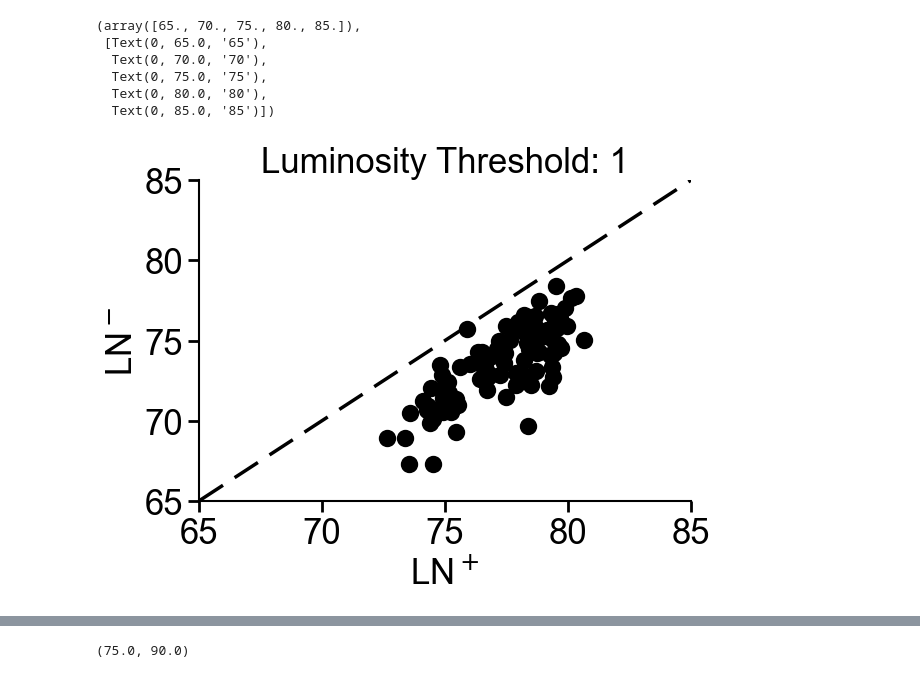
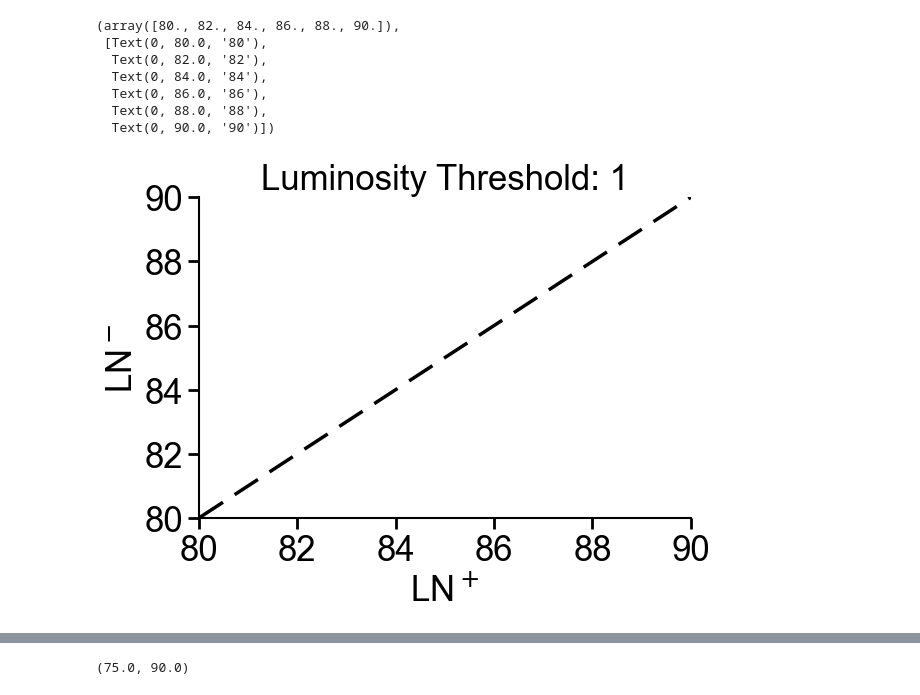
Before and after one commit to RoyHEyono/HomeostaticDANN, a Jupyter notebook: models/dense_mnist_task/notebooks/naisys_plots.ipynb, the cells around one changed output, grey strips where cells are left out. Cells and saved outputs as stored; diff of their text form; code cells hidden in the pictures.

```diff
--- a/models/dense_mnist_task/notebooks/naisys_plots.ipynb
+++ b/models/dense_mnist_task/notebooks/naisys_plots.ipynb
@@ -49,41 +49,42 @@ runs_dict["runs_homeostasis"] = fetch_runs(api, entity='project_danns', project_
 # %%
 fig, ax = plt.subplots()
 
 cmap = plt.get_cmap('viridis')
 
 
 top_n = len(runs_dict["runs_vanilla_dann"])
 
 for top in range(top_n):
 
     vanilla_dann_acc = runs_dict["runs_vanilla_dann"][top].summary['test_acc']
 
     for rn in runs_dict["runs_vanilla_dann_layernorm"]:
         if same_config(rn.config, runs_dict["runs_vanilla_dann"][top].config, keys=['lr', 'wd','inhib_lrs', 'momentum', 'inhib_momentum', 'homeostasis']):
             plt.scatter(rn.summary['test_acc'], vanilla_dann_acc, color="black")
 
 
 
 
 ax.set_xlabel(f"LN$^+$", fontsize=25)
 ax.set_ylabel("LN$^-$", fontsize=25)
 ax.set_title(f"Luminosity Threshold: {bright_factor}", fontsize=25)
 list_line = range(100)
-ax.set_xlim(65, 85)
-ax.set_ylim(65, 85)
+ax.set_xlim(80, 90)
+ax.set_ylim(80, 90)
 ax.plot(list_line, list_line, label='y = x', color='black', linestyle='--')
 
 # Set larger font sizes for the tick numbers
 plt.xticks(fontsize=25)
 plt.yticks(fontsize=25)
 # %% [output]
-(array([65., 70., 75., 80., 85.]),
- [Text(0, 65.0, '65'),
-  Text(0, 70.0, '70'),
-  Text(0, 75.0, '75'),
-  Text(0, 80.0, '80'),
-  Text(0, 85.0, '85')])
+(array([80., 82., 84., 86., 88., 90.]),
+ [Text(0, 80.0, '80'),
+  Text(0, 82.0, '82'),
+  Text(0, 84.0, '84'),
+  Text(0, 86.0, '86'),
+  Text(0, 88.0, '88'),
+  Text(0, 90.0, '90')])
-[figure, old version]
+[figure, new version]
 # %%
 fig = plt.figure(layout="constrained")
 
```
Also changed, not shown: parts of 3 cells of this notebook, 1 other file.
